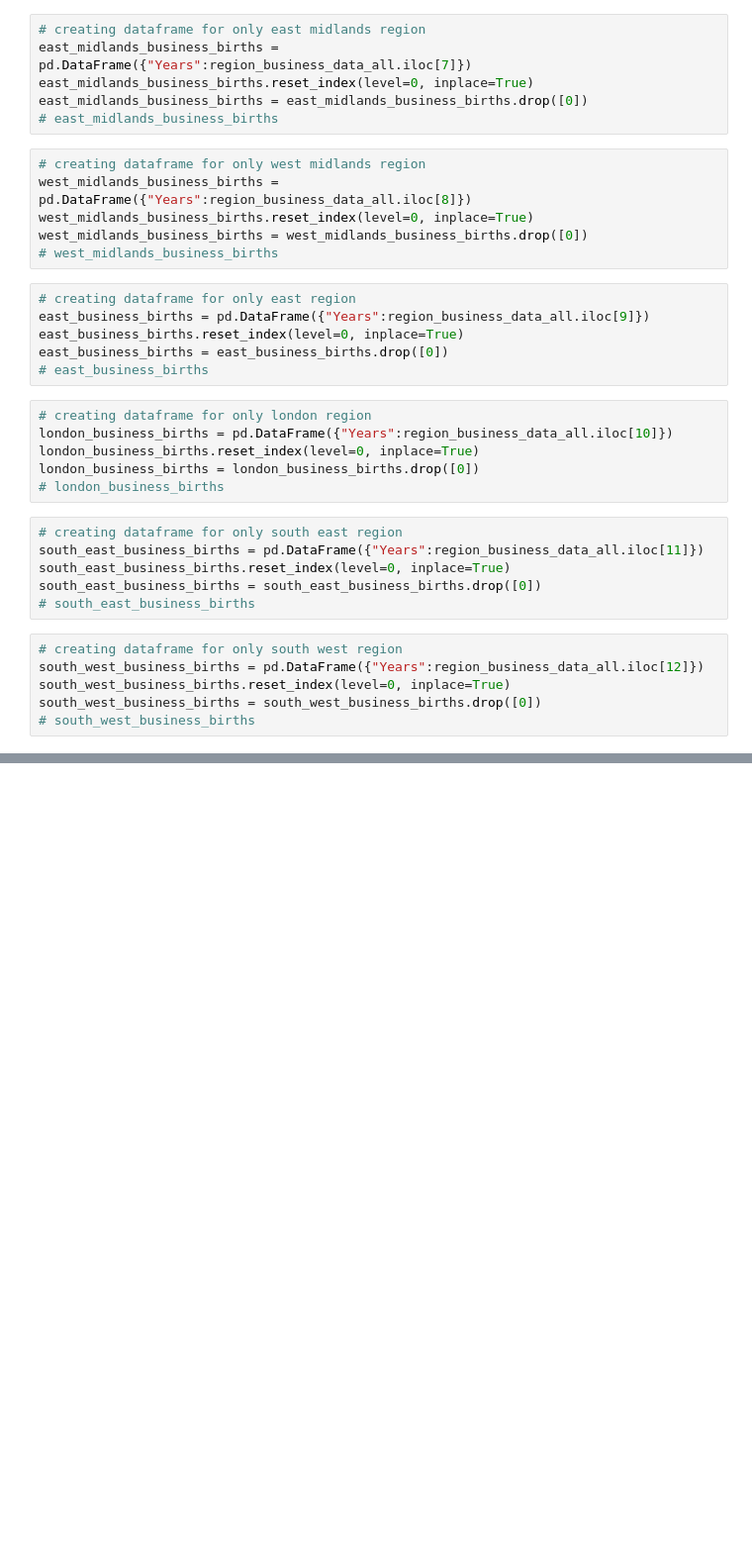
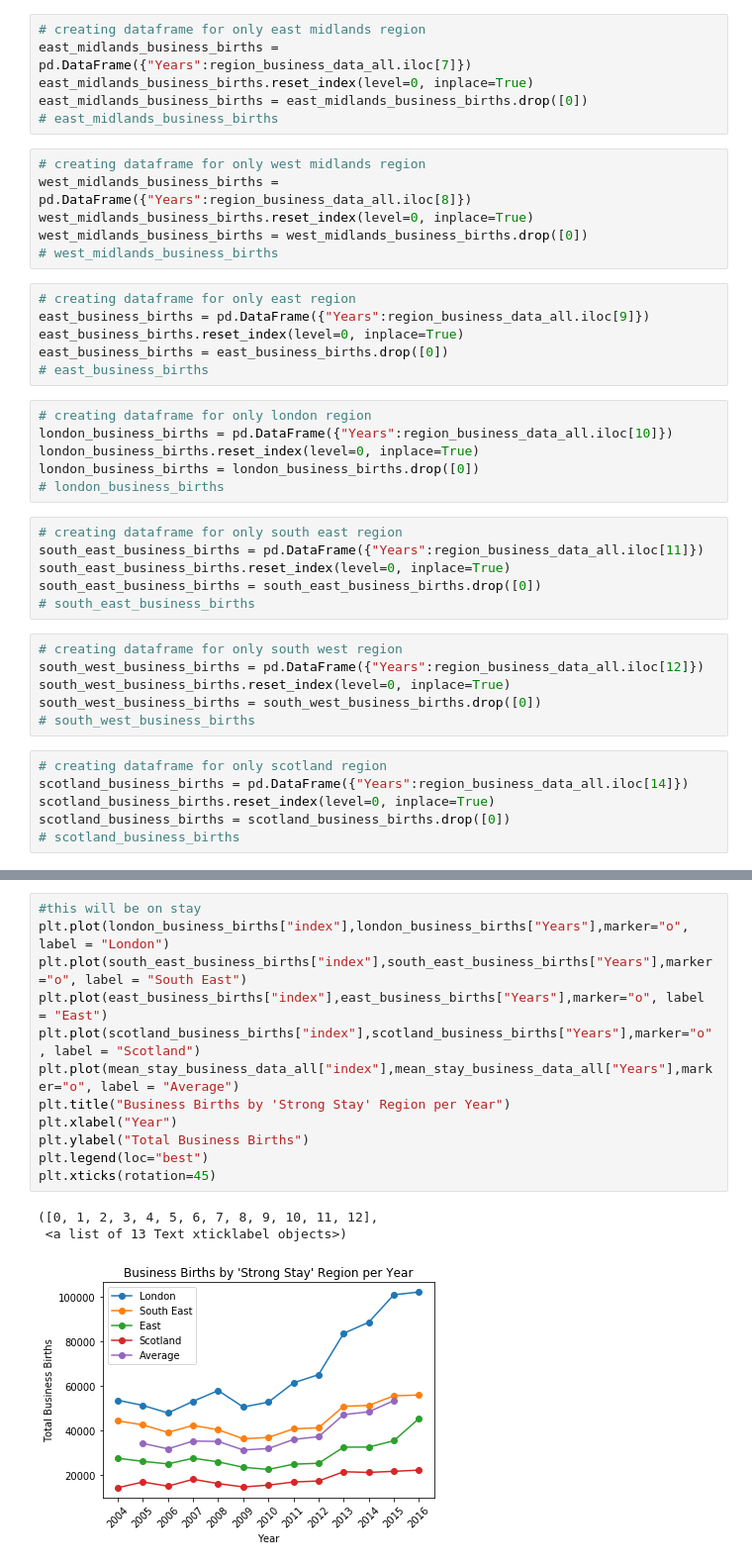
Before and after one commit to harper-data-mind/Project1, a Jupyter notebook: Jupyter Notebooks/BusinessDataRegion.ipynb, the cells around one changed output, grey strips where cells are left out. Shown at 99% size. Cells and saved outputs as stored; diff of their text form; blank space fills up the shorter version.

```diff
--- a/Jupyter Notebooks/BusinessDataRegion.ipynb
+++ b/Jupyter Notebooks/BusinessDataRegion.ipynb
@@ -222,5 +228,11 @@ south_west_business_births = pd.DataFrame({"Years":region_business_data_all.iloc
 south_west_business_births.reset_index(level=0, inplace=True)
 south_west_business_births = south_west_business_births.drop([0])
 # south_west_business_births
+# %%
+# creating dataframe for only scotland region
+scotland_business_births = pd.DataFrame({"Years":region_business_data_all.iloc[14]})
+scotland_business_births.reset_index(level=0, inplace=True)
+scotland_business_births = scotland_business_births.drop([0])
+# scotland_business_births
 # %%
 #plotting each regions business births into one single plot
@@ -243,0 +286,16 @@ plt.legend(loc="best")
+# %%
+#this will be on stay
+plt.plot(london_business_births["index"],london_business_births["Years"],marker="o", label = "London")
+plt.plot(south_east_business_births["index"],south_east_business_births["Years"],marker="o", label = "South East")
+plt.plot(east_business_births["index"],east_business_births["Years"],marker="o", label = "East")
+plt.plot(scotland_business_births["index"],scotland_business_births["Years"],marker="o", label = "Scotland")
+plt.plot(mean_stay_business_data_all["index"],mean_stay_business_data_all["Years"],marker="o", label = "Average")
+plt.title("Business Births by 'Strong Stay' Region per Year")
+plt.xlabel("Year")
+plt.ylabel("Total Business Births")
+plt.legend(loc="best")
+plt.xticks(rotation=45)
+# %% [output]
+([0, 1, 2, 3, 4, 5, 6, 7, 8, 9, 10, 11, 12],
+ <a list of 13 Text xticklabel objects>)
+[figure, added]
```
Also changed, not shown: parts of 5 cells of this notebook, 1 other file.
